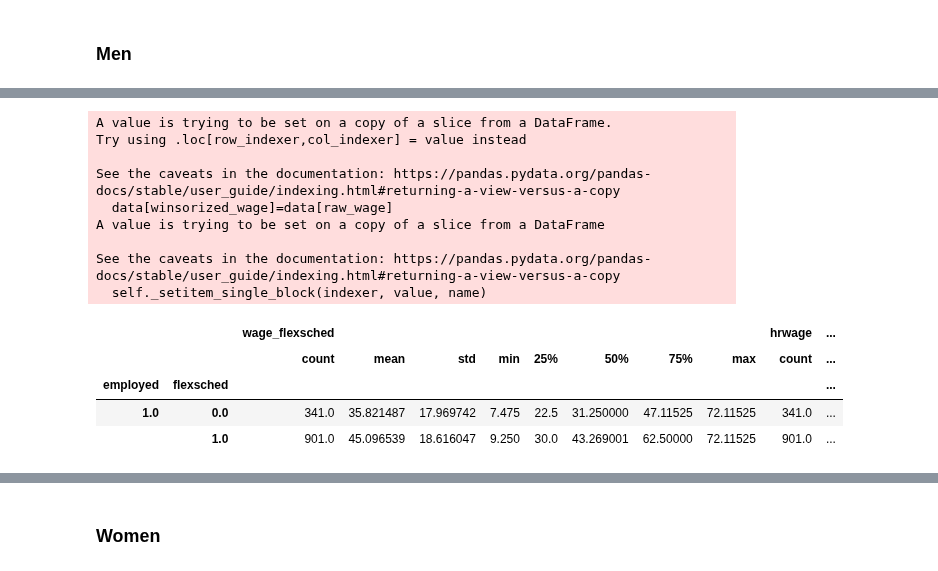
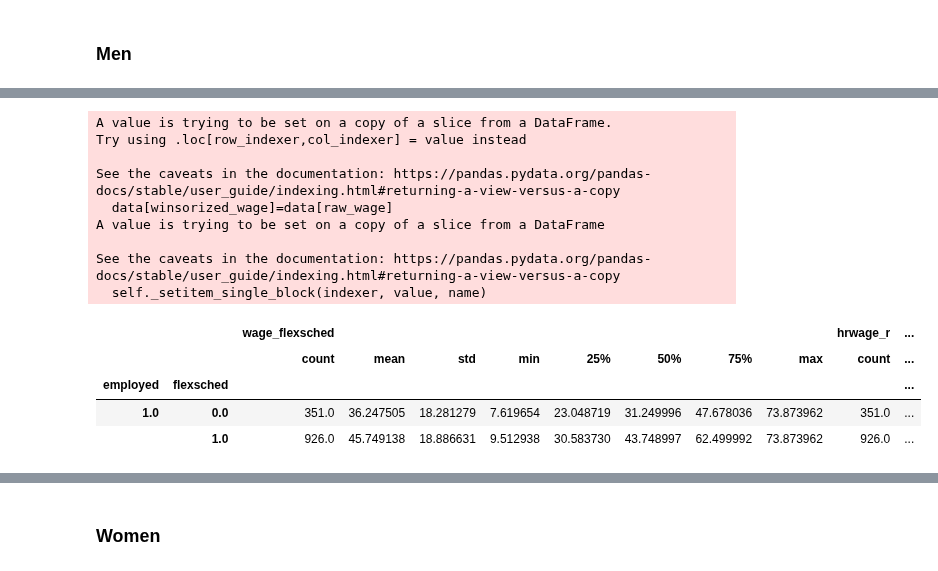
Before and after one commit to meganmccoy/flexibility-in-search-model, a Jupyter notebook: SimplifiedModel.ipynb, the cells around one changed output, grey strips where cells are left out. Drawn from its saved outputs; the diff is of its cells as text; code cells hidden in the pictures.

```diff
--- a/SimplifiedModel.ipynb
+++ b/SimplifiedModel.ipynb
@@ -41,7 +41,7 @@ import pdb
             - 2: Formal policy allowing for flexibility in start and end times of work
 - unemployed workers have unemployment durations of $t_i$
 # %%
-df=pd.read_stata('workfile.dta', columns=['sex','employed', 'flexsched', 'flex_sched_score', 'flexloc', 'flex_loc_score', 'hrwage', 'dur'])
+df=pd.read_stata('workfile.dta', columns=['sex','employed', 'flexsched', 'flex_sched_score', 'flexloc', 'flex_loc_score', 'hrwage_r', 'dur'])
 # %%
 def winsorize(data: pd.DataFrame, flex:str, n_flex:int, winsorized_wage:str, raw_wage:str, employed:str, percentile: float):
     nth_pctl = np.zeros(1)
@@ -98,18 +68,18 @@ Name: dur, dtype: float64
 # %%
-winsorize(men, 'flexsched', 2, 'wage_flexsched', 'hrwage', 'employed', 1)
+winsorize(men, 'flexsched', 2, 'wage_flexsched', 'hrwage_r', 'employed', 1)
 # %% [output]
 A value is trying to be set on a copy of a slice from a DataFrame.
 Try using .loc[row_indexer,col_indexer] = value instead
 
 See the caveats in the documentation: https://pandas.pydata.org/pandas-docs/stable/user_guide/indexing.html#returning-a-view-versus-a-copy
   data[winsorized_wage]=data[raw_wage]
 A value is trying to be set on a copy of a slice from a DataFrame
 
 See the caveats in the documentation: https://pandas.pydata.org/pandas-docs/stable/user_guide/indexing.html#returning-a-view-versus-a-copy
   self._setitem_single_block(indexer, value, name)
-|  |  | wage_flexsched |  |  |  |  |  |  |  | hrwage | ... |
+|  |  | wage_flexsched |  |  |  |  |  |  |  | hrwage_r | ... |
 |  |  | count | mean | std | min | 25% | 50% | 75% | max | count | ... |
 | employed | flexsched |  |  |  |  |  |  |  |  |  | ... |
-| 1.0 | 0.0 | 341.0 | 35.821487 | 17.969742 | 7.475 | 22.5 | 31.250000 | 47.11525 | 72.11525 | 341.0 | ... |
-|  | 1.0 | 901.0 | 45.096539 | 18.616047 | 9.250 | 30.0 | 43.269001 | 62.50000 | 72.11525 | 901.0 | ... |
+| 1.0 | 0.0 | 351.0 | 36.247505 | 18.281279 | 7.619654 | 23.048719 | 31.249996 | 47.678036 | 73.873962 | 351.0 | ... |
+|  | 1.0 | 926.0 | 45.749138 | 18.886631 | 9.512938 | 30.583730 | 43.748997 | 62.499992 | 73.873962 | 926.0 | ... |
 # %%
```
Also changed, not shown: parts of 48 cells of this notebook.
